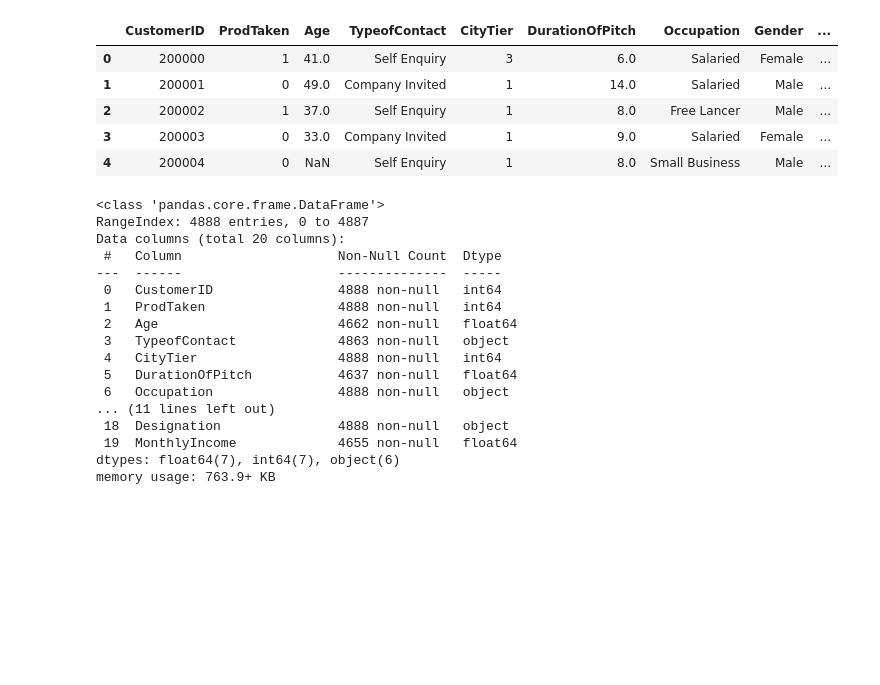
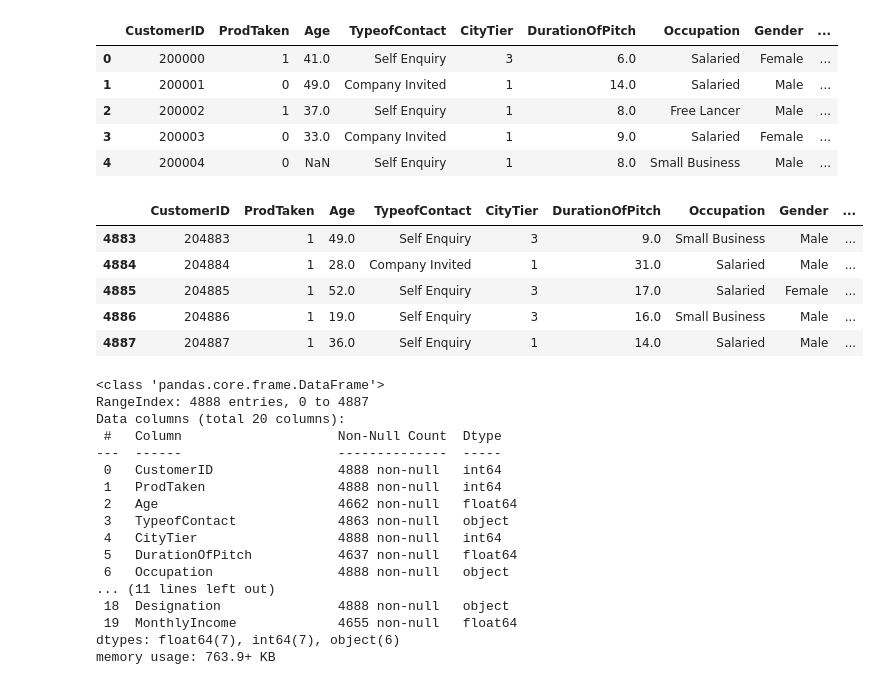
Before and after one commit to khandayubaid/Travel-Purchase-Package, a Jupyter notebook: notebooks/EDA for Travel Project.ipynb, the cells around one changed output. Drawn from its saved outputs; the diff is of its cells as text; code cells hidden in the pictures; blank space fills up the shorter version.

```diff
--- a/notebooks/EDA for Travel Project.ipynb
+++ b/notebooks/EDA for Travel Project.ipynb
@@ -36,6 +36,15 @@ data.head()
 | 2 | 200002 | 1 | 37.0 | Self Enquiry | 1 | 8.0 | Free Lancer | Male | ... |
 | 3 | 200003 | 0 | 33.0 | Company Invited | 1 | 9.0 | Salaried | Female | ... |
 | 4 | 200004 | 0 | NaN | Self Enquiry | 1 | 8.0 | Small Business | Male | ... |
+# %%
+data.tail()
+# %% [output]
+|  | CustomerID | ProdTaken | Age | TypeofContact | CityTier | DurationOfPitch | Occupation | Gender | ... |
+| 4883 | 204883 | 1 | 49.0 | Self Enquiry | 3 | 9.0 | Small Business | Male | ... |
+| 4884 | 204884 | 1 | 28.0 | Company Invited | 1 | 31.0 | Salaried | Male | ... |
+| 4885 | 204885 | 1 | 52.0 | Self Enquiry | 3 | 17.0 | Salaried | Female | ... |
+| 4886 | 204886 | 1 | 19.0 | Self Enquiry | 3 | 16.0 | Small Business | Male | ... |
+| 4887 | 204887 | 1 | 36.0 | Self Enquiry | 1 | 14.0 | Salaried | Male | ... |
 # %%
 data.info()
 # %% [output]
```
Also changed, not shown: 3 other files.
